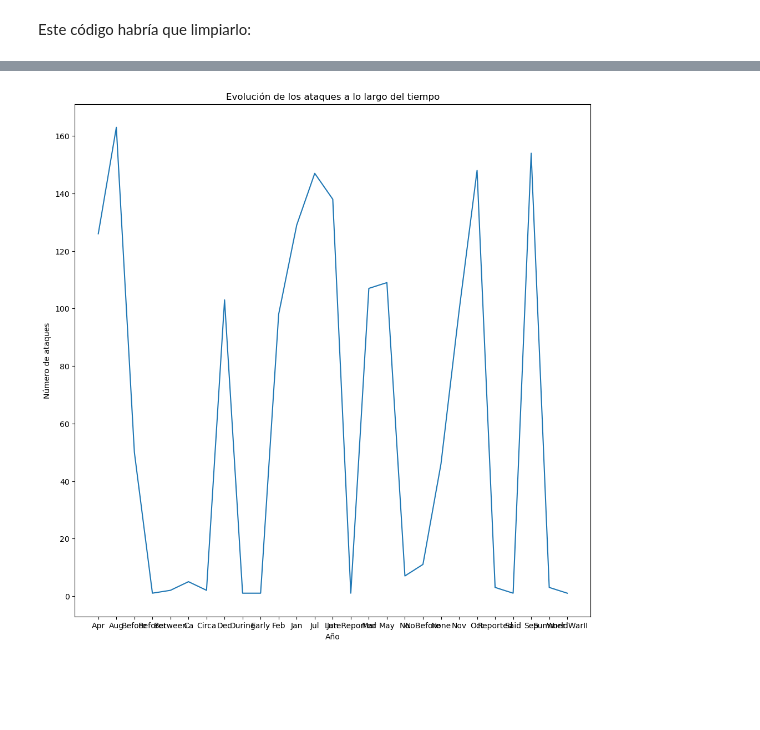
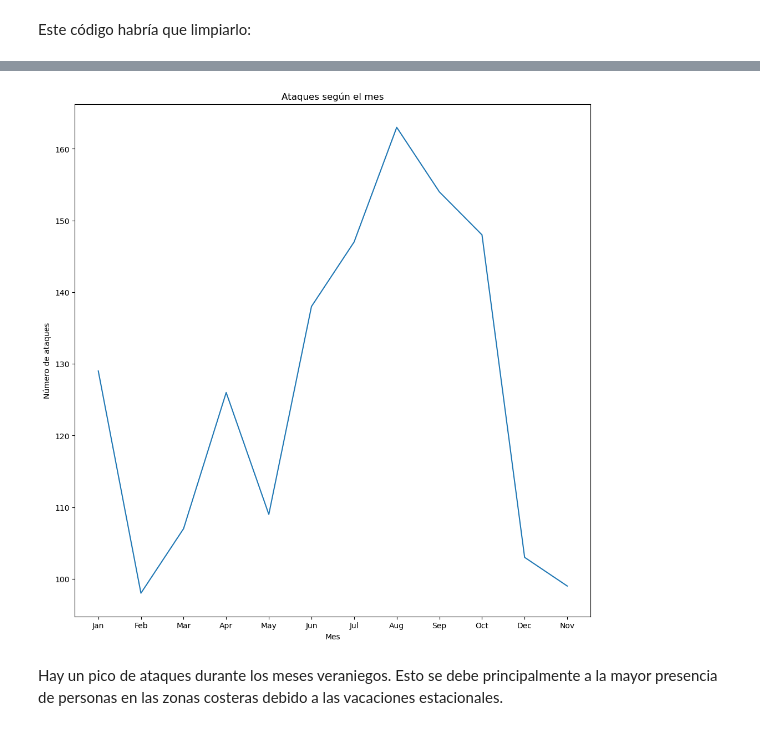
Before and after one commit to Adalab/DA-promoC-modulo2-sprint2-IreneVanna, a Jupyter notebook: EDA/EDA-III.ipynb, the cells around one changed output, grey strips where cells are left out. Cells and saved outputs as stored; diff of their text form; code cells hidden in the pictures; blank space fills up the shorter version.

```diff
--- a/EDA/EDA-III.ipynb
+++ b/EDA/EDA-III.ipynb
@@ -209,4 +209,17 @@ df.loc[df['mes'].str.contains('Oct'), 'mes'] = 'Oct'
 df.loc[df['mes'].str.contains('Nov'), 'mes'] = 'Nov'
 # %%
 df.loc[df['mes'].str.contains('Dec'), 'mes'] = 'Dec'
+# %%
+def cambiar_mes(col): #Nos pasa este código nuestra compañera Ximena
+    try:
+        if col not in ['Jan', 'Feb', 'Mar', 'Apr', 'May', 'Jun', 'Jul','Aug', 'Sep', 'Oct', 'Dec', 'Nov']:
+            return "Unspecified"
+
+        else:
+            return col
+
+    except:
+            return np.nan
+# %%
+df["mes_limpio"] = df["mes"].apply(cambiar_mes) #Aplicamos la función
 # %%
@@ -228,3 +230,4 @@ array(['Jun', 'May', 'Apr', 'Mar', 'Feb', 'Jan', 'Dec', 'Nov', 'Oct',
+# %%
+df_mesfinaal = df[df['mes_limpio'] != 'Unspecified']
 # %%
-df_agrupado = df.groupby('mes').count().reset_index() #Agrupamos por año
-df_agrupado
+df_agrupado = df_mesfinaal.groupby('mes_limpio').count().reset_index() #Agrupamos por mes
@@ -249,12 +238,14 @@ df_agrupado
 # %%
-fig = sns.lineplot(x='mes', y= 'country', data = df_agrupado)
+fig = sns.lineplot(x='mes_limpio', y= 'country', data = df_agrupado)
 
 # cambiamos el nombre de los ejes
-fig.set(xlabel='Año', ylabel = 'Número de ataques')
+fig.set(xlabel='Mes', ylabel = 'Número de ataques')
 
 # ponemos título a la gráfica
-fig.set_title('Evolución de los ataques a lo largo del tiempo')
+fig.set_title('Ataques según el mes')
 
 plt.show()
 # %% [output]
-[figure, old version]
+[figure, new version]
+# %% [markdown]
+Hay un pico de ataques durante los meses veraniegos. Esto se debe principalmente a la mayor presencia de personas en las zonas costeras debido a las vacaciones estacionales.
```
Also changed, not shown: parts of 5 cells of this notebook.
